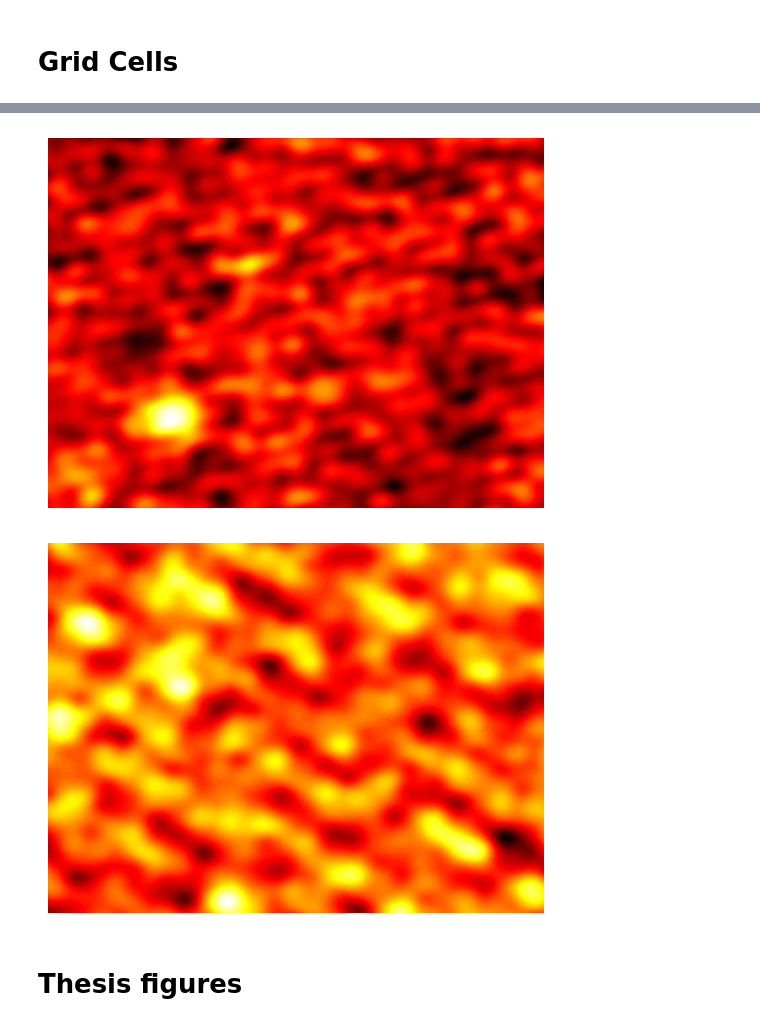
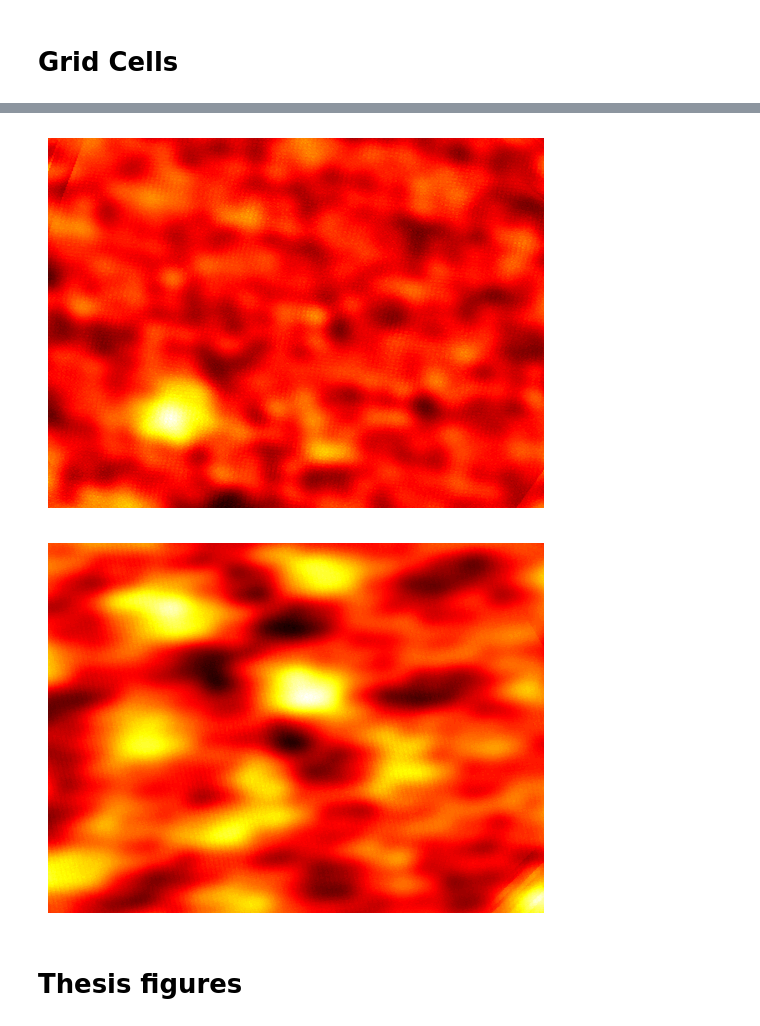
Before and after one commit to ChackMociute/Master-Thesis, a Jupyter notebook: grid_cells.ipynb, the cells around one changed output, grey strips where cells are left out. Saved outputs shown, nothing was run; the diff lists cells and outputs as text; code cells hidden in the pictures.

```diff
--- a/grid_cells.ipynb
+++ b/grid_cells.ipynb
@@ -14,8 +14,6 @@ from tqdm import tqdm
 def dist(w, probs, place):
     return np.sum((probs.T @ w - place)**2 * (place + 0.1))
 # %%
-grid_cells = GridCells(np.linspace(100, 200, 5, dtype=int), n_per_module=25,
-                       heterogeneous=True, modular_peaks=True, individual=True)
+grid_cells = GridCells(np.linspace(120, 400, 5, dtype=int), n_per_module=25, heterogeneous=True)
 grid_cells.reset_modules(1)
-grid_cells.compile_numpy()
 # %%
@@ -62,6 +75,6 @@ plt.imshow(gcs[0])
 # %%
-p = torch.tensor(grid_cells.grid_cells, dtype=torch.float32, device=device).permute(1, 2, 0)
-w = torch.randn(grid_cells.shape[0], requires_grad=True, device=device)
+p = grid_cells.grid_cells.permute(1, 2, 0)
+w = torch.randn(grid_cells.shape[0], requires_grad=True, dtype=torch.float32, device=device)
 pl = torch.tensor(place, dtype=torch.float32, device=device)
 lr = 1e-6
 
@@ -74,6 +87,6 @@ plt.contourf((p @ w).detach().cpu(), levels=100, cmap='hot')
 plt.axis('off')
 plt.show()
 # %% [output]
-[figure, old version]
+[figure, new version]
 # %%
 grid_cells.reset_modules(2)
@@ -81,10 +93,10 @@ grid_cells.compile_numpy()
 # %%
-p = torch.tensor(grid_cells.grid_cells, dtype=torch.float32, device=device).permute(1, 2, 0)
+p = grid_cells.grid_cells.permute(1, 2, 0)
 plt.contourf((p @ w).detach().cpu(), levels=100, cmap='hot')
 plt.axis('off')
 plt.show()
 # %% [output]
-[figure, old version]
+[figure, new version]
 # %% [markdown]
 # Thesis figures
 # %%
```
Also changed, not shown: parts of 11 cells of this notebook, 1 other file.
